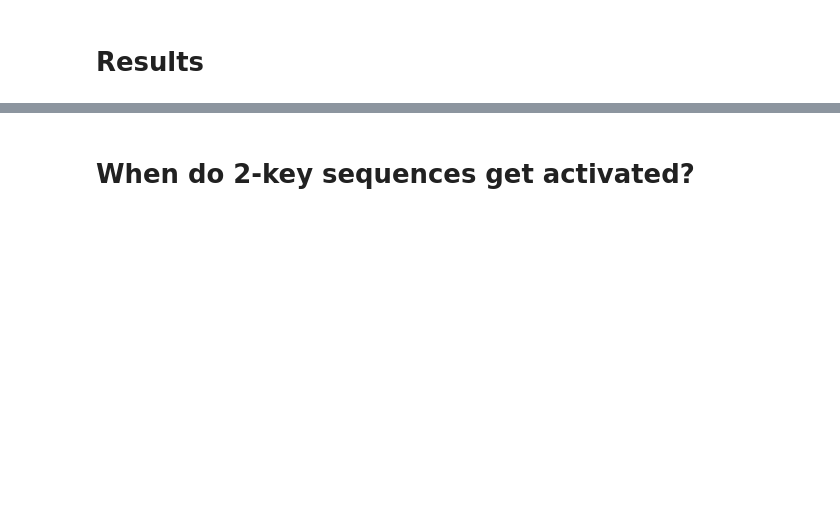
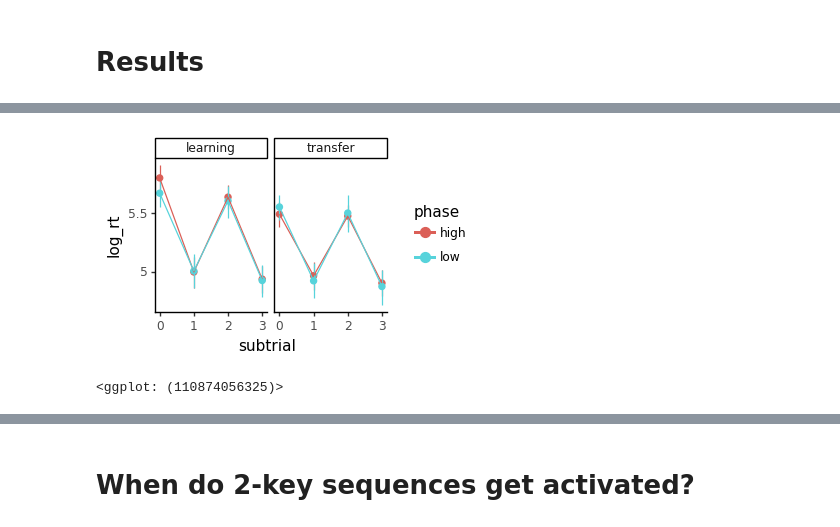
Before and after one commit to MariaEckstein/CHaRLy, a Jupyter notebook: CHaRLy_AmyData2-1.01RtPatterns.ipynb, the cells around one changed output, grey strips where cells are left out. Drawn from its saved outputs; the diff is of its cells as text; code cells hidden in the pictures; blank space fills up the shorter version.

```diff
--- a/CHaRLy_AmyData2-1.01RtPatterns.ipynb
+++ b/CHaRLy_AmyData2-1.01RtPatterns.ipynb
@@ -51,3 +177,6 @@ print(g)
 # %%
-g += gg.aes(y='z_rt')
+g += gg.aes(y='log_rt')
 g
+# %% [output]
+[figure, added]
+<ggplot: (110874056325)>
```
Also changed, not shown: parts of 59 cells of this notebook, 10 other files.
